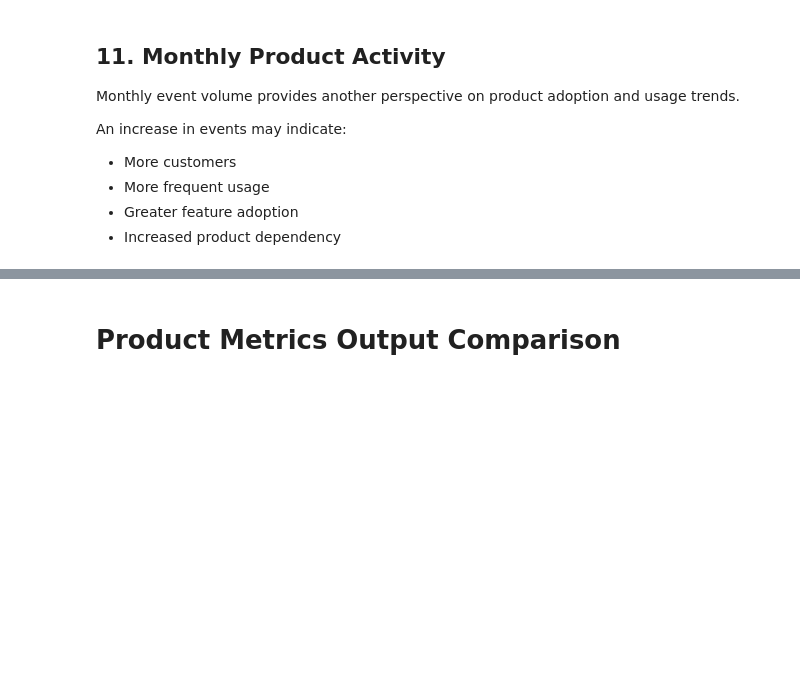
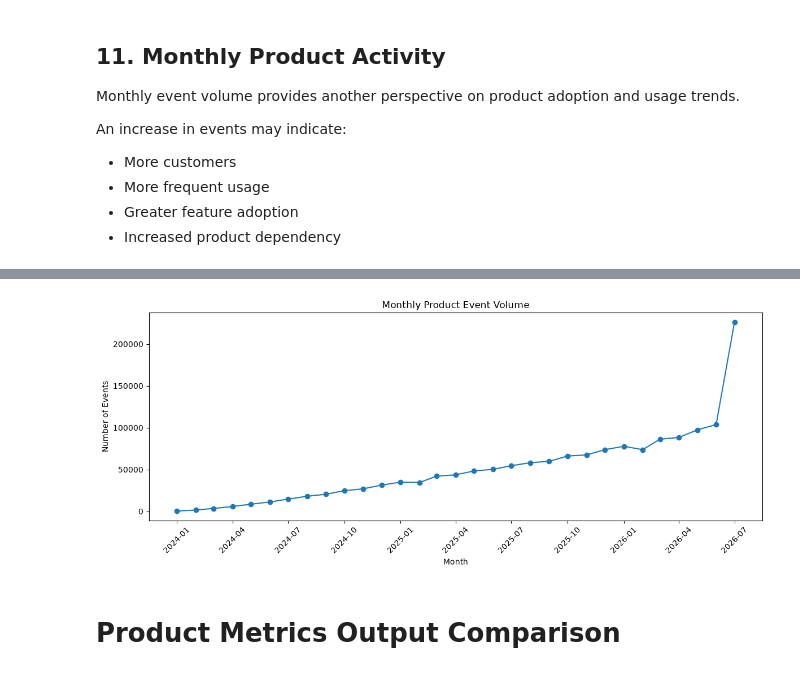
Before and after one commit to sarayeana/saas-product-analytics-churn-prediction, a Jupyter notebook: Notebooks/02_Product_Analytics.ipynb, the cells around one changed output, grey strips where cells are left out. Drawn from its saved outputs; the diff is of its cells as text; code cells hidden in the pictures; blank space fills up the shorter version.

```diff
--- a/Notebooks/02_Product_Analytics.ipynb
+++ b/Notebooks/02_Product_Analytics.ipynb
@@ -647,0 +727,20 @@ display(
+# %%
+events["month"] = events["date"].dt.to_period("M")
+
+user_engagement = (
+    events
+    .groupby("user_id")
+    .agg(
+        total_events=("user_id", "size"),
+        active_days=("date", "nunique"),
+        active_months=("month", "nunique"),
+    )
+    .reset_index()
+)
+
+user_engagement["events_per_active_day"] = (
+    user_engagement["total_events"]
+    / user_engagement["active_days"]
+)
+
+display(user_engagement.head())
@@ -812,3 +919,35 @@ plt.show()
+# %%
+plt.figure(
+    figsize=(12, 5)
+)
+
+plt.plot(
+    monthly_event_volume["month"].dt.to_timestamp(),
+    monthly_event_volume["event_count"],
+    marker="o",
+)
+
+plt.title(
+    "Monthly Product Event Volume"
+)
+
+plt.xlabel(
+    "Month"
+)
+
+plt.ylabel(
+    "Number of Events"
+)
+
+plt.xticks(
+    rotation=45
+)
+
+plt.tight_layout()
+
+plt.show()
+# %% [output]
+[figure, added]
 # %% [markdown]
 # Product Metrics Output Comparison
 # %% [markdown]
```
Also changed, not shown: parts of 26 cells of this notebook.
